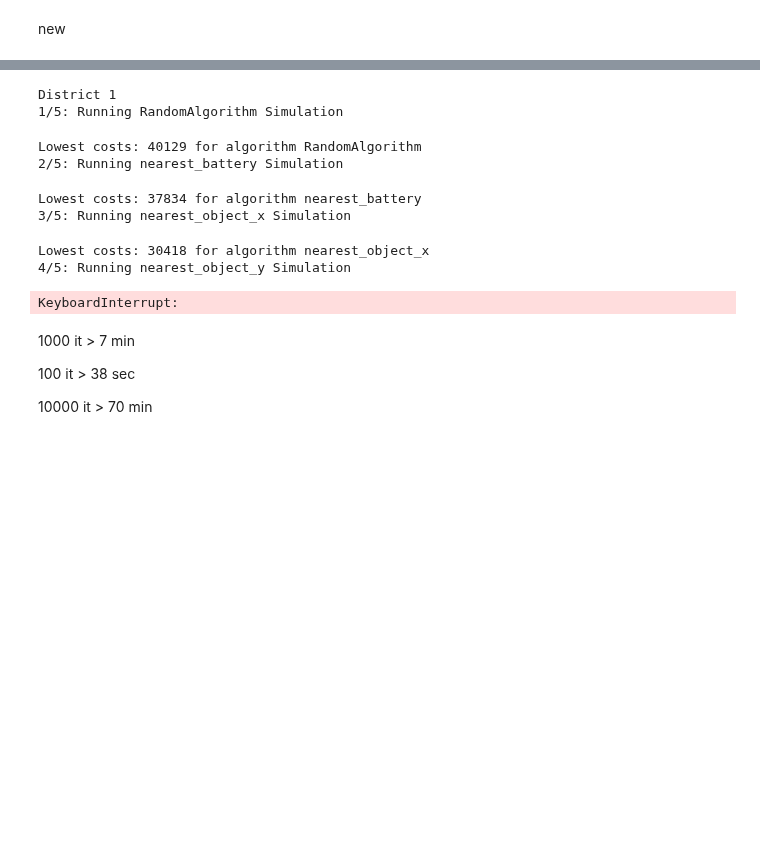
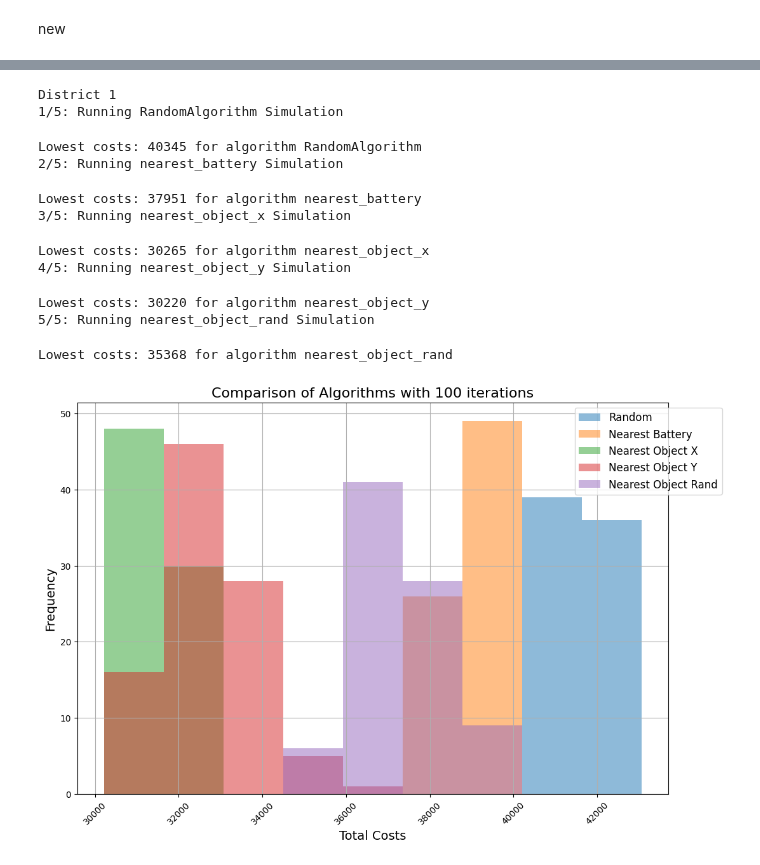
Before and after one commit to AntoniovanDijck/YakuzAI, a Jupyter notebook: collab_notebook.ipynb, the cells around one changed output, grey strips where cells are left out. Drawn from its saved outputs; the diff is of its cells as text; code cells hidden in the pictures; blank space fills up the shorter version.

Commit message:
added simulation additions

```diff
--- a/collab_notebook.ipynb
+++ b/collab_notebook.ipynb
@@ -1521,32 +1529,29 @@ def experiment2(houses_file, batteries_file, iterations=100):
 # %%
 ### Drawing cables for all districts
 districts_houses = ['data/Huizen&Batterijen/district_1/district-1_houses.csv', 'data/Huizen&Batterijen/district_2/district-2_houses.csv', 'data/Huizen&Batterijen/district_3/district-3_houses.csv']
 districts_batteries = ['data/Huizen&Batterijen/district_1/district-1_batteries.csv', 'data/Huizen&Batterijen/district_2/district-2_batteries.csv', 'data/Huizen&Batterijen/district_3/district-3_batteries.csv']
 
 import concurrent.futures
 
 #Iterations for animation
 iterations = 100
 
 # for each district
-for i in range(0, 1):
+for i in range(0, 3):
     print(f'District {i+1}')
     # set up experiment
 
     experiment(districts_houses[i], districts_batteries[i], iterations)
 # %% [output]
 District 1
 1/5: Running RandomAlgorithm Simulation
-Lowest costs: 40129 for algorithm RandomAlgorithm
+Lowest costs: 40345 for algorithm RandomAlgorithm
 2/5: Running nearest_battery Simulation
-Lowest costs: 37834 for algorithm nearest_battery
+Lowest costs: 37951 for algorithm nearest_battery
 3/5: Running nearest_object_x Simulation
-Lowest costs: 30418 for algorithm nearest_object_x
+Lowest costs: 30265 for algorithm nearest_object_x
 4/5: Running nearest_object_y Simulation
-KeyboardInterrupt:
+Lowest costs: 30220 for algorithm nearest_object_y
+5/5: Running nearest_object_rand Simulation
+Lowest costs: 35368 for algorithm nearest_object_rand
+[figure, added]
-# %% [markdown]
-1000 it > 7 min
-
-100 it > 38 sec
-
-10000 it > 70 min
```
Also changed, not shown: parts of 2 cells of this notebook, 6 other files.
